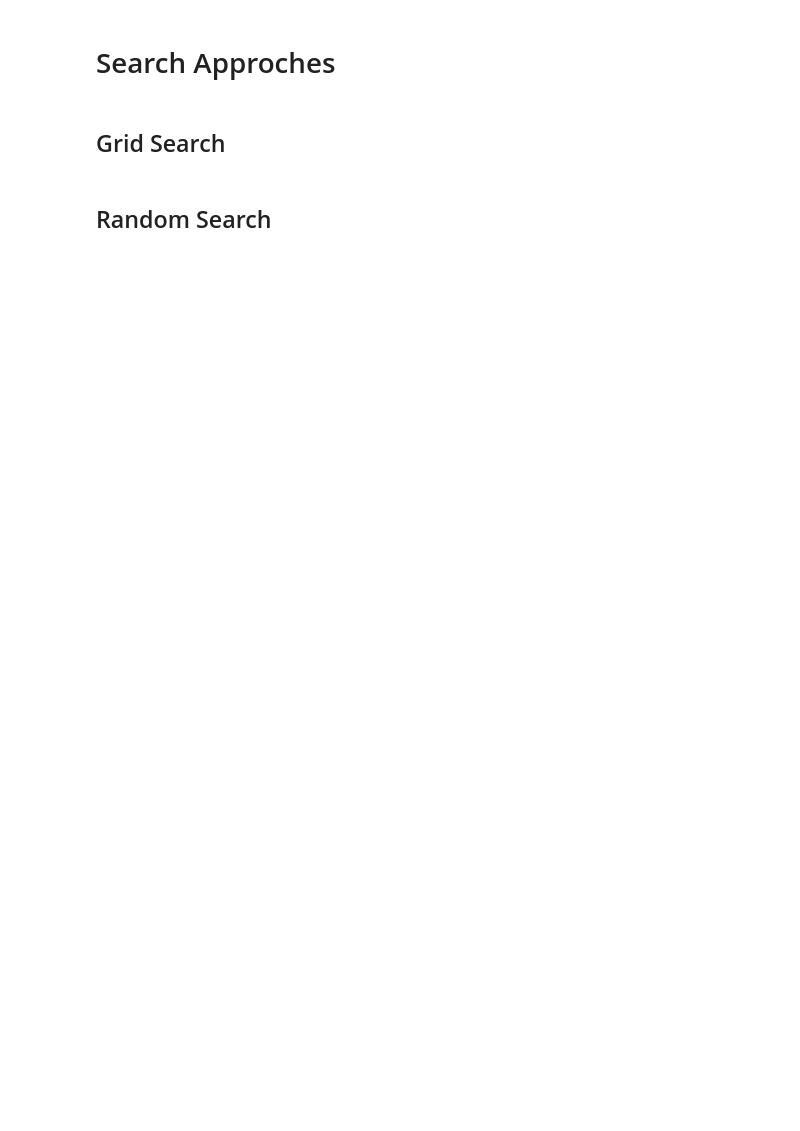
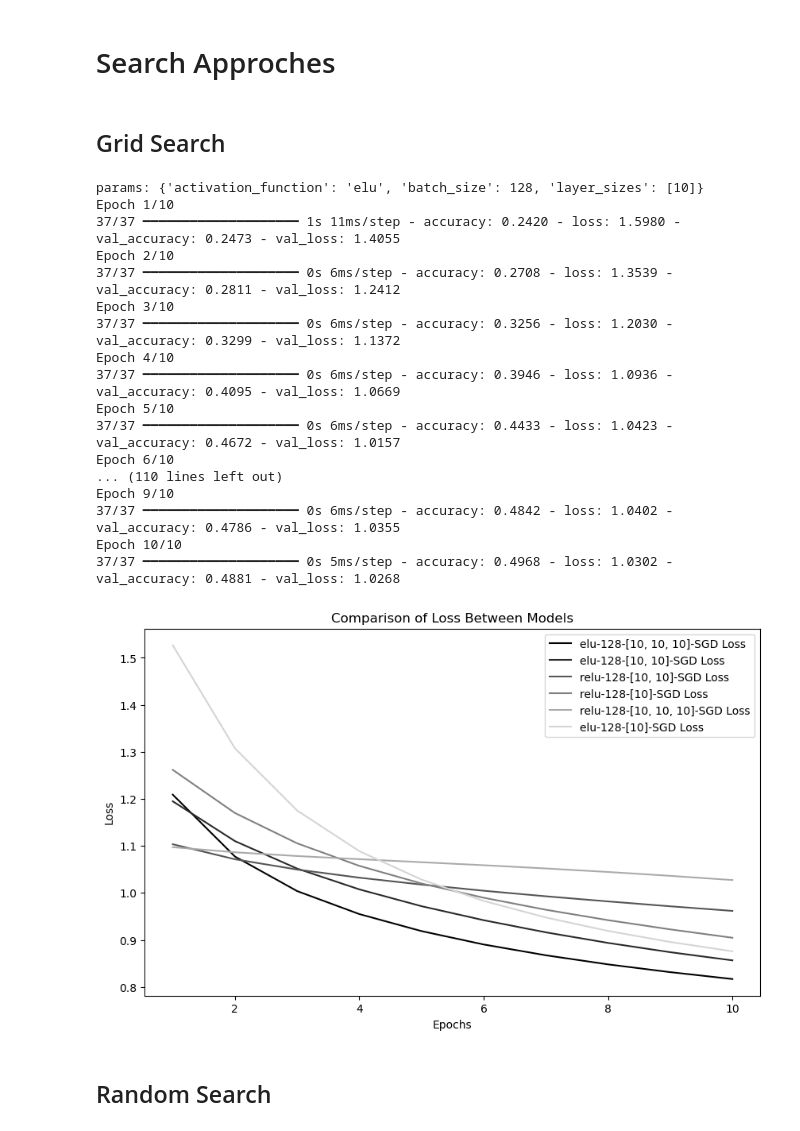
Before and after one commit to samogden/CST463-assignments, a Jupyter notebook: class_code/week08/hyperparameter-tuning.ipynb, the cells around one changed output. Saved outputs shown, nothing was run; the diff lists cells and outputs as text; code cells hidden in the pictures; blank space fills up the shorter version.

```diff
--- a/class_code/week08/hyperparameter-tuning.ipynb
+++ b/class_code/week08/hyperparameter-tuning.ipynb
@@ -118,15 +119,12 @@ def evaluate_params(params, verbose=1, num_epochs=10):
   pars = default_params.copy()
   pars.update(params)
 
-  activation_function = pars['activation_function']
-  layer_sizes = pars['layer_sizes']
-
   early_stopping = keras.callbacks.EarlyStopping(monitor='val_loss', patience=10)
 
   model = get_model(
     num_input_features=X_train_mc.shape[1],
-    activation_function=activation_function,
-    layer_sizes=layer_sizes
+    activation_function=pars['activation_function'],
+    layer_sizes=pars['layer_sizes']
   )
   model.compile(
     optimizer=pars["optimizer"],
@@ -181,7 +205,11 @@ def grid_search(param_grid, verbose=1, num_epochs=10):
   history_dict = {}
   for params in sklearn.model_selection.ParameterGrid(param_grid):
     print(f"params: {params}")
-    pars, acc, history = evaluate_params(params, verbose=verbose, num_epochs=num_epochs)
+    pars, acc, history = evaluate_params(
+      params,
+      verbose=verbose,
+      num_epochs=num_epochs
+    )
 
     # params_list.append(pars)
     # acc_list.append(acc)
@@ -192,13 +220,32 @@ def grid_search(param_grid, verbose=1, num_epochs=10):
 # %%
 history_dict = grid_search(
   param_grid={
     "activation_function" : ["elu", "relu"],
     "layer_sizes" : [[10], [10, 10], [10,10,10]],
     "batch_size" : [128]
   },
-  # num_epochs=100
+  num_epochs=10
 )
 plot_multiple_histories(history_dict)
+# %% [output]
+params: {'activation_function': 'elu', 'batch_size': 128, 'layer_sizes': [10]}
+Epoch 1/10
+37/37 ━━━━━━━━━━━━━━━━━━━━ 1s 11ms/step - accuracy: 0.2420 - loss: 1.5980 - val_accuracy: 0.2473 - val_loss: 1.4055
+Epoch 2/10
+37/37 ━━━━━━━━━━━━━━━━━━━━ 0s 6ms/step - accuracy: 0.2708 - loss: 1.3539 - val_accuracy: 0.2811 - val_loss: 1.2412
+Epoch 3/10
+37/37 ━━━━━━━━━━━━━━━━━━━━ 0s 6ms/step - accuracy: 0.3256 - loss: 1.2030 - val_accuracy: 0.3299 - val_loss: 1.1372
+Epoch 4/10
+37/37 ━━━━━━━━━━━━━━━━━━━━ 0s 6ms/step - accuracy: 0.3946 - loss: 1.0936 - val_accuracy: 0.4095 - val_loss: 1.0669
+Epoch 5/10
+37/37 ━━━━━━━━━━━━━━━━━━━━ 0s 6ms/step - accuracy: 0.4433 - loss: 1.0423 - val_accuracy: 0.4672 - val_loss: 1.0157
+Epoch 6/10
+... (110 lines left out)
+Epoch 9/10
+37/37 ━━━━━━━━━━━━━━━━━━━━ 0s 6ms/step - accuracy: 0.4842 - loss: 1.0402 - val_accuracy: 0.4786 - val_loss: 1.0355
+Epoch 10/10
+37/37 ━━━━━━━━━━━━━━━━━━━━ 0s 5ms/step - accuracy: 0.4968 - loss: 1.0302 - val_accuracy: 0.4881 - val_loss: 1.0268
+[figure, added]
 # %% [markdown]
 ## Random Search
 # %%
```
Also changed, not shown: parts of 9 cells of this notebook, 13 other files.
